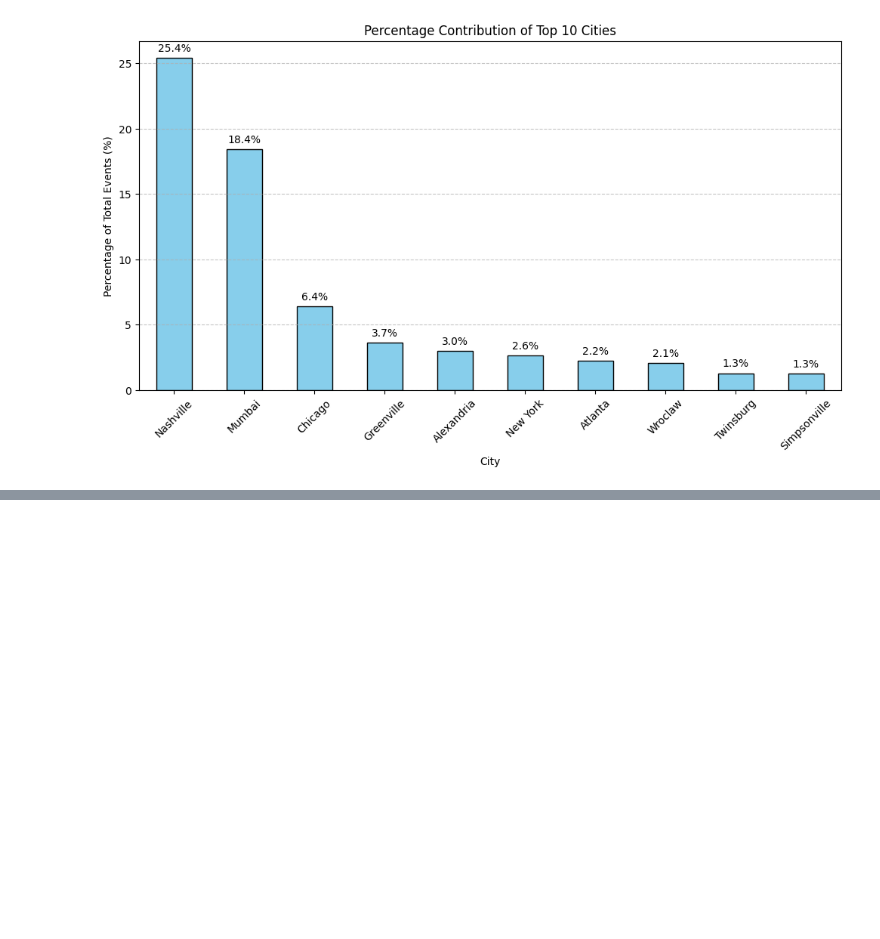
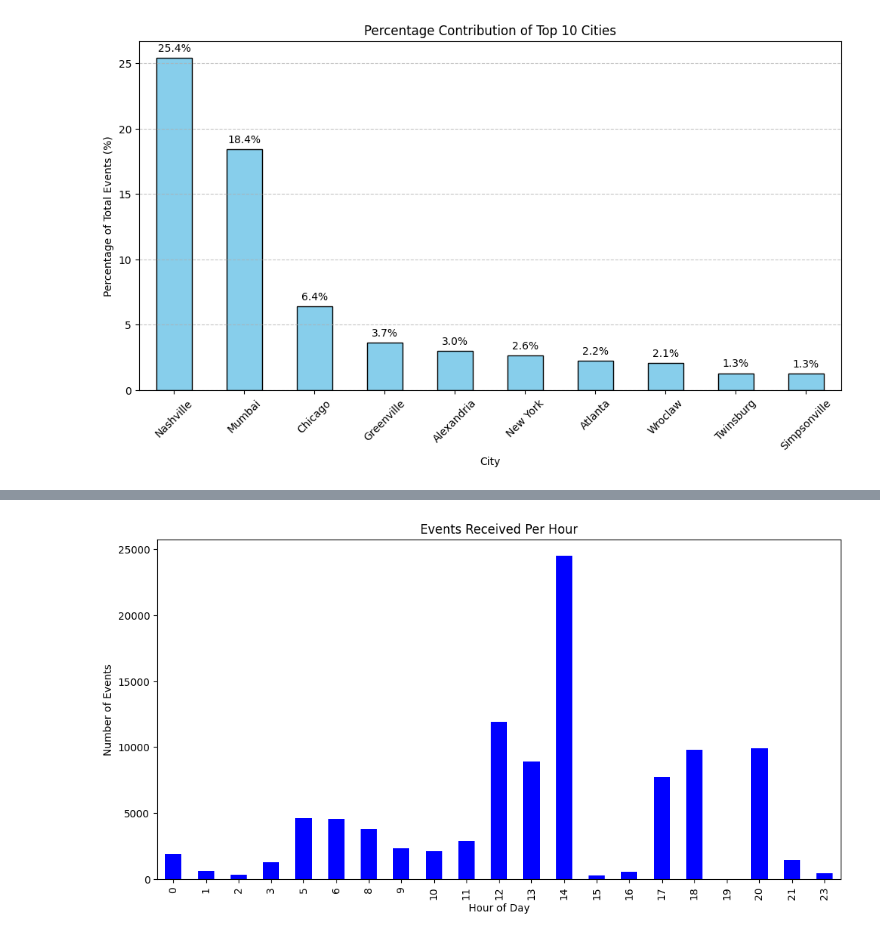
Before and after one commit to nyra-rodrigues/Federato-RiskOps-Platform-Optimization-Challenge, a Jupyter notebook: eda.ipynb, the cells around one changed output, grey strips where cells are left out. Cells and saved outputs as stored; diff of their text form; code cells hidden in the pictures; blank space fills up the shorter version.

```diff
--- a/eda.ipynb
+++ b/eda.ipynb
@@ -162,0 +546,11 @@ plt.show()
+# %%
+df['server_received_time'] = pd.to_datetime(df['server_received_time'])
+# %%
+df['hour_received'] = df['server_received_time'].dt.hour
+df['hour_received'].value_counts().sort_index().plot(kind='bar', figsize=(12,6), color='blue')
+plt.xlabel("Hour of Day")
+plt.ylabel("Number of Events")
+plt.title("Events Received Per Hour")
+plt.show()
+# %% [output]
+[figure, added]
```
Also changed, not shown: parts of 59 cells of this notebook, 1 other file.
